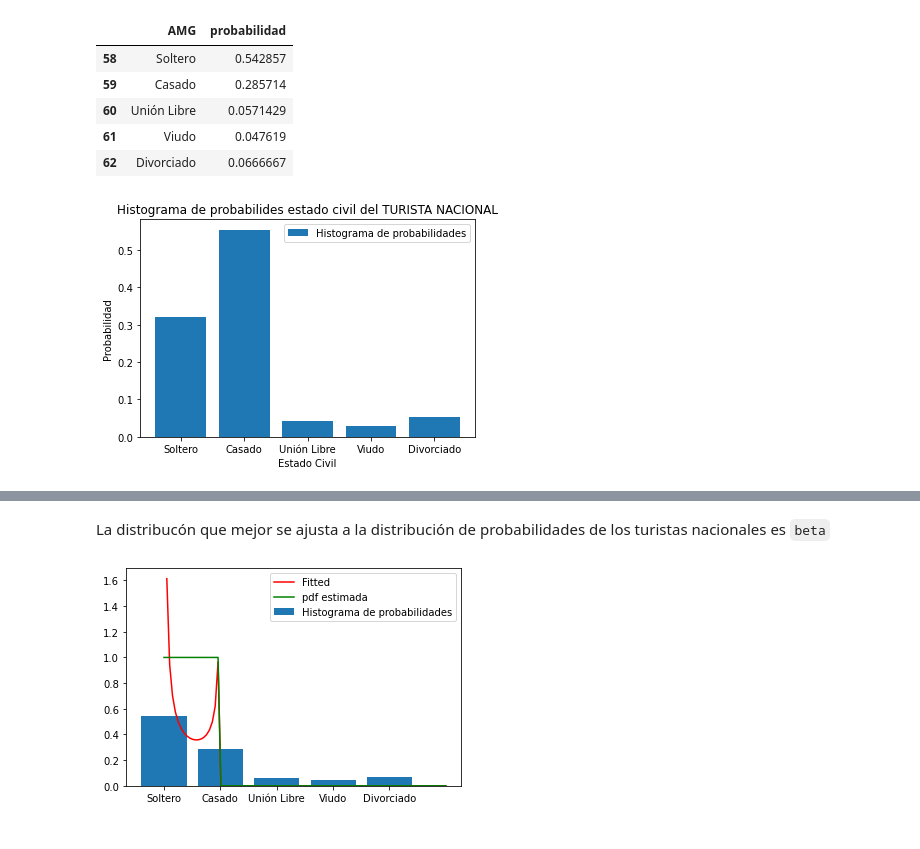
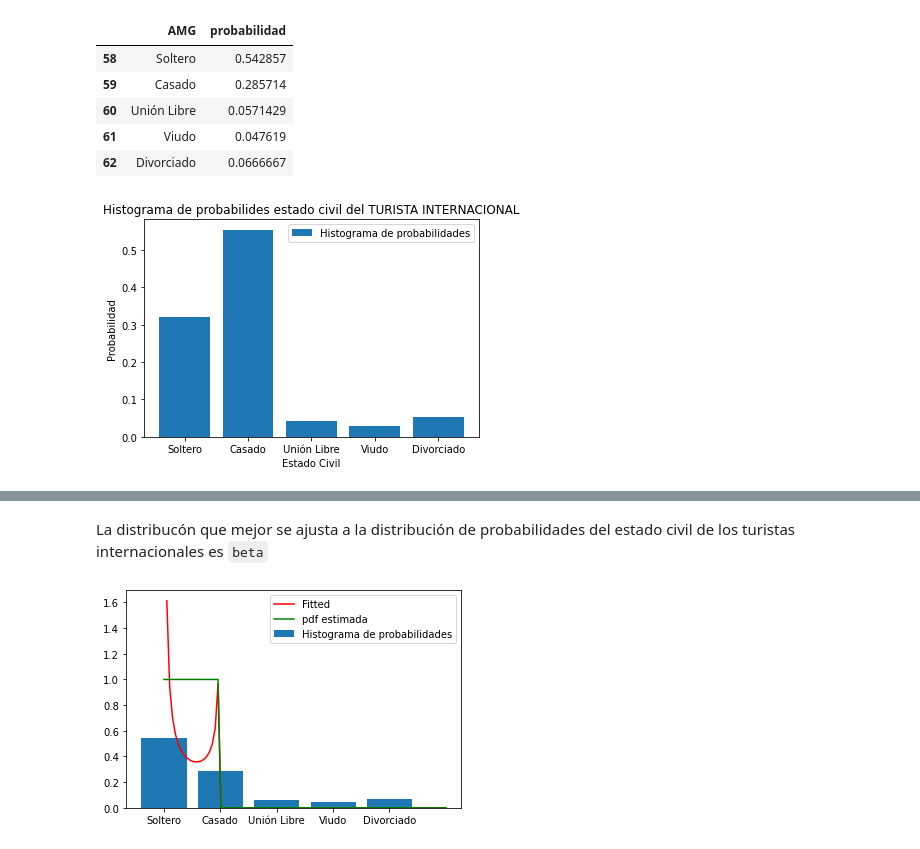
Before and after one commit to ariadnagalindom/Proyecto_GIMontoya_ADGalindo, a Jupyter notebook: PRoyecto_GIMontoya_ADGalindo (1).ipynb, the cells around one changed output, grey strips where cells are left out. Saved outputs shown, nothing was run; the diff lists cells and outputs as text; code cells hidden in the pictures.

```diff
--- a/PRoyecto_GIMontoya_ADGalindo (1).ipynb
+++ b/PRoyecto_GIMontoya_ADGalindo (1).ipynb
@@ -580,14 +613,14 @@ int_civil
 | 61 | Viudo | 0.047619 |
 | 62 | Divorciado | 0.0666667 |
 # %%
-plt.bar(int_civil.index,nac_civil.AMG, label='Histograma de probabilidades')
+plt.bar(int_civil.AMG,nac_civil.probabilidad, label='Histograma de probabilidades')
 plt.xlabel('Estado Civil')
 plt.ylabel('Probabilidad')
-plt.title('Histograma de probabilides estado civil del TURISTA NACIONAL')
+plt.title('Histograma de probabilides estado civil del TURISTA INTERNACIONAL')
 plt.legend()
 plt.show()
 # %% [output]
-[figure, old version]
+[figure, new version]
 # %%
 import warnings
 warnings.filterwarnings("ignore")
@@ -622,7 +655,7 @@ powernorm: statistic=1.0, pvalue=0.0
 rdist: statistic=1.0, pvalue=0.0
 wrapcauchy: statistic=nan, pvalue=nan
 # %% [markdown]
-La distribucón que mejor se ajusta a la distribución de probabilidades de los turistas nacionales es `beta`
+La distribucón que mejor se ajusta a la distribución de probabilidades del estado civil de los turistas internacionales es `beta`
 # %%
 dist='beta'
 datos=np.array(int_civil.probabilidad,dtype=float)
```
Also changed, not shown: parts of 38 cells of this notebook.
